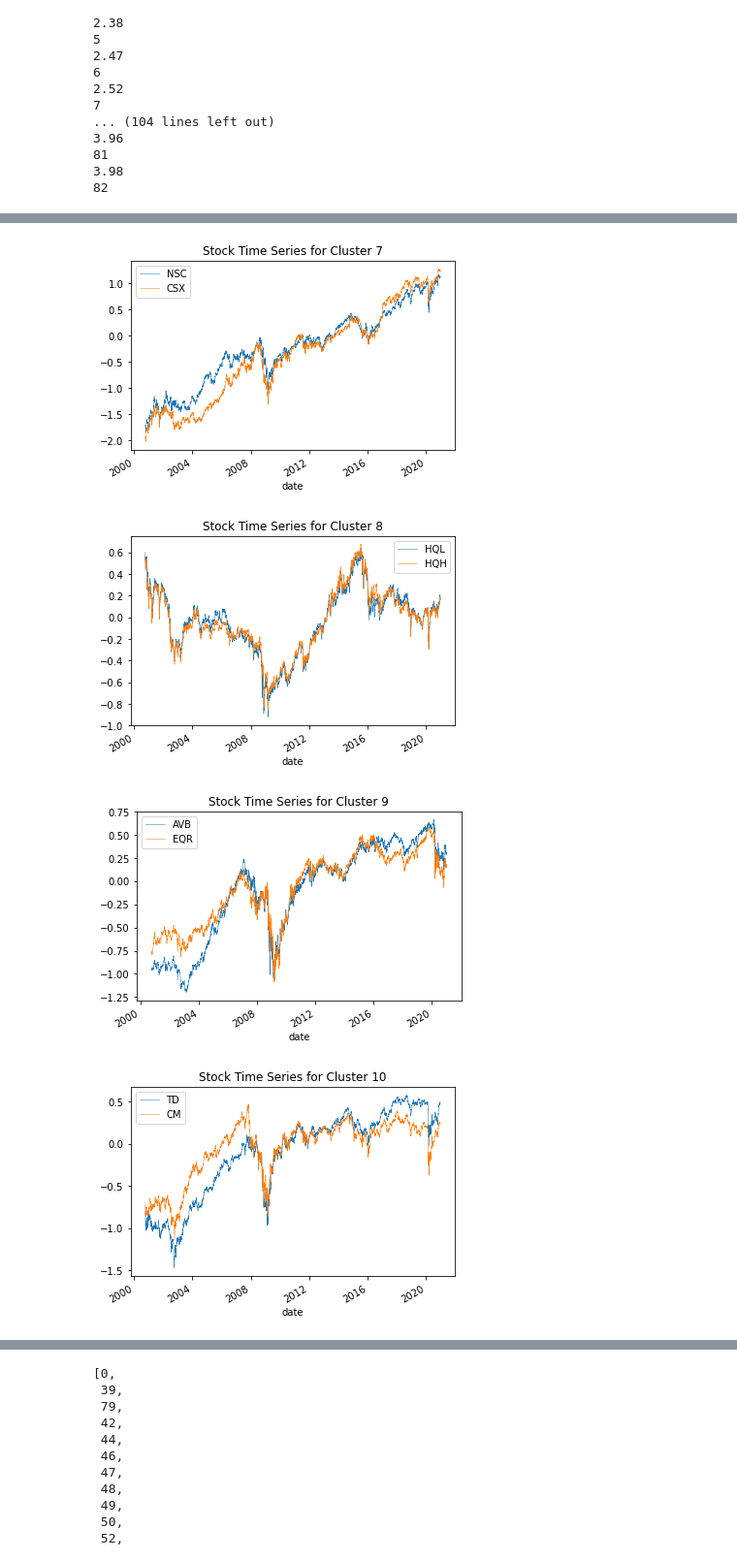
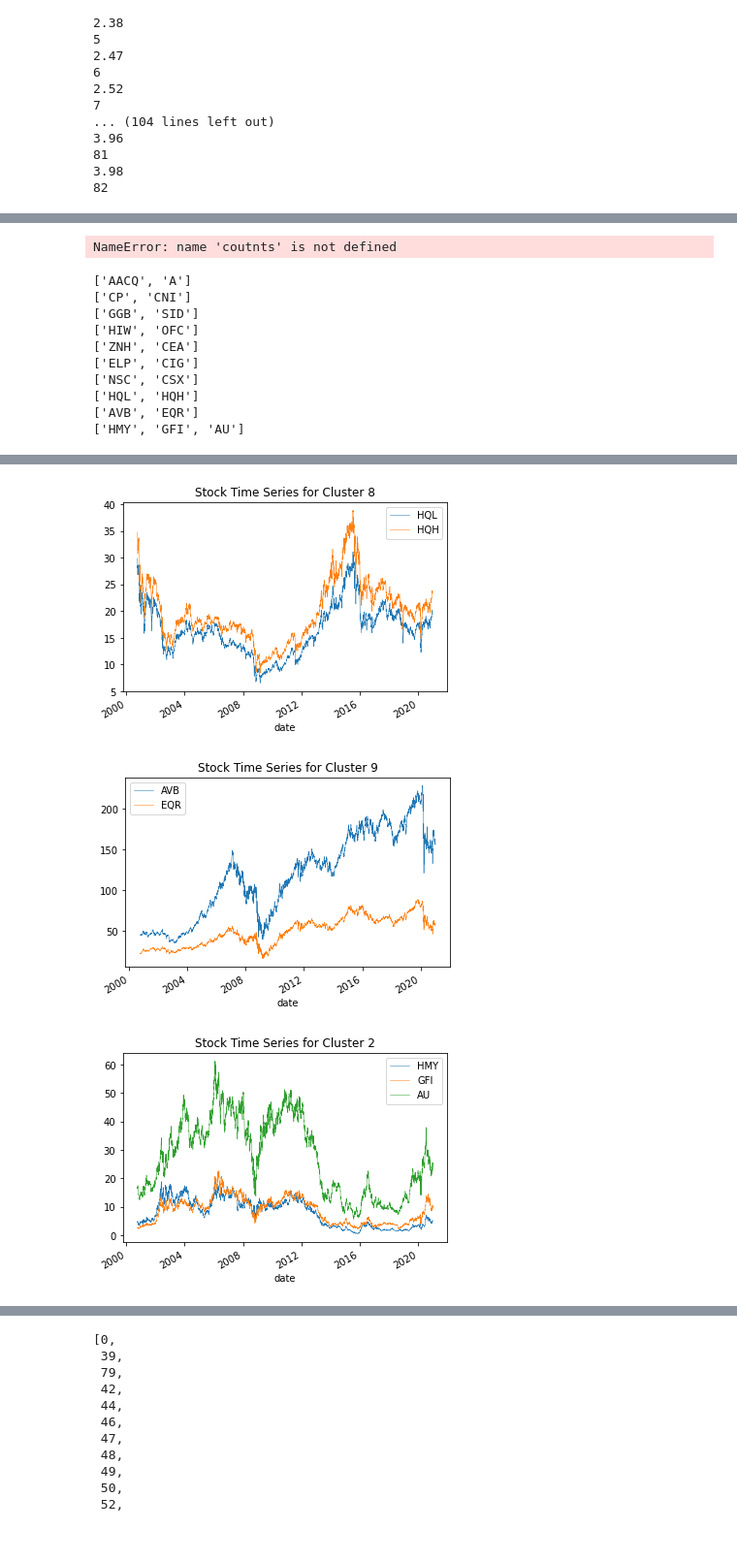
Before and after one commit to MattioCh/algo_test, a Jupyter notebook: Clustering_Ex/clustering.ipynb, the cells around one changed output, grey strips where cells are left out. Shown at 97% size. Saved outputs shown, nothing was run; the diff lists cells and outputs as text; code cells hidden in the pictures.

```diff
--- a/Clustering_Ex/clustering.ipynb
+++ b/Clustering_Ex/clustering.ipynb
@@ -134,3 +134,5 @@ df.to_pickle("merge.pkl")
+# %%
+df = pd.read_pickle("merge.pkl")
 # %%
 df1=df.copy()
 df1.dropna(axis=1)
@@ -205,10 +207,26 @@ CIG      6
 dtype: int64
+# %%
+cou
+# %% [output]
+NameError: name 'coutnts' is not defined
 # %%
 counts = clustered_series.value_counts()
 cluster_vis_list = list(counts[(counts<20) & (counts>1)].index)[::-1]
 for clust in cluster_vis_list[0:min(len(cluster_vis_list), 40)]:
     tickers = list(clustered_series[clustered_series==clust].index)
-    means = np.log(df1[tickers].mean())
-    data = np.log(df1[tickers]).sub(means)
+    print(tickers)
+    means = (df[tickers].mean())
+    data = np.log(df[tickers]).sub(means)
+    data=df[tickers]
     data.plot(title='Stock Time Series for Cluster %d' % clust,linewidth=0.5)
 # %% [output]
+['AACQ', 'A']
+['CP', 'CNI']
+['GGB', 'SID']
+['HIW', 'OFC']
+['ZNH', 'CEA']
+['ELP', 'CIG']
+['NSC', 'CSX']
+['HQL', 'HQH']
+['AVB', 'EQR']
+['HMY', 'GFI', 'AU']
@@ -222,4 +240,3 @@ for clust in cluster_vis_list[0:min(len(cluster_vis_list), 40)]:
-[figure, old version]
+[figure, new version]
-[figure, old version]
+[figure, new version]
-[figure, old version]
+[figure, new version]
-[figure, removed]
```
Also changed, not shown: parts of 6 cells of this notebook, 4 other files.
